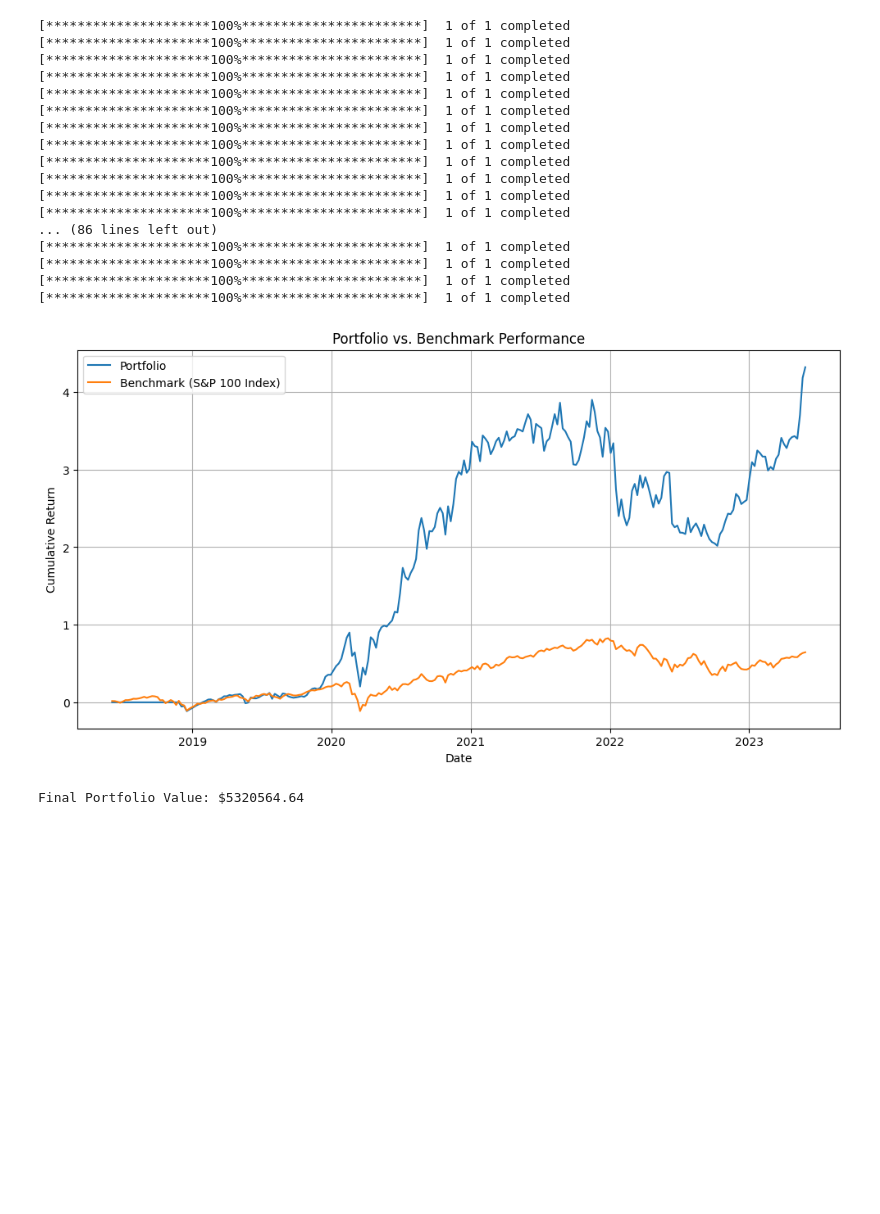
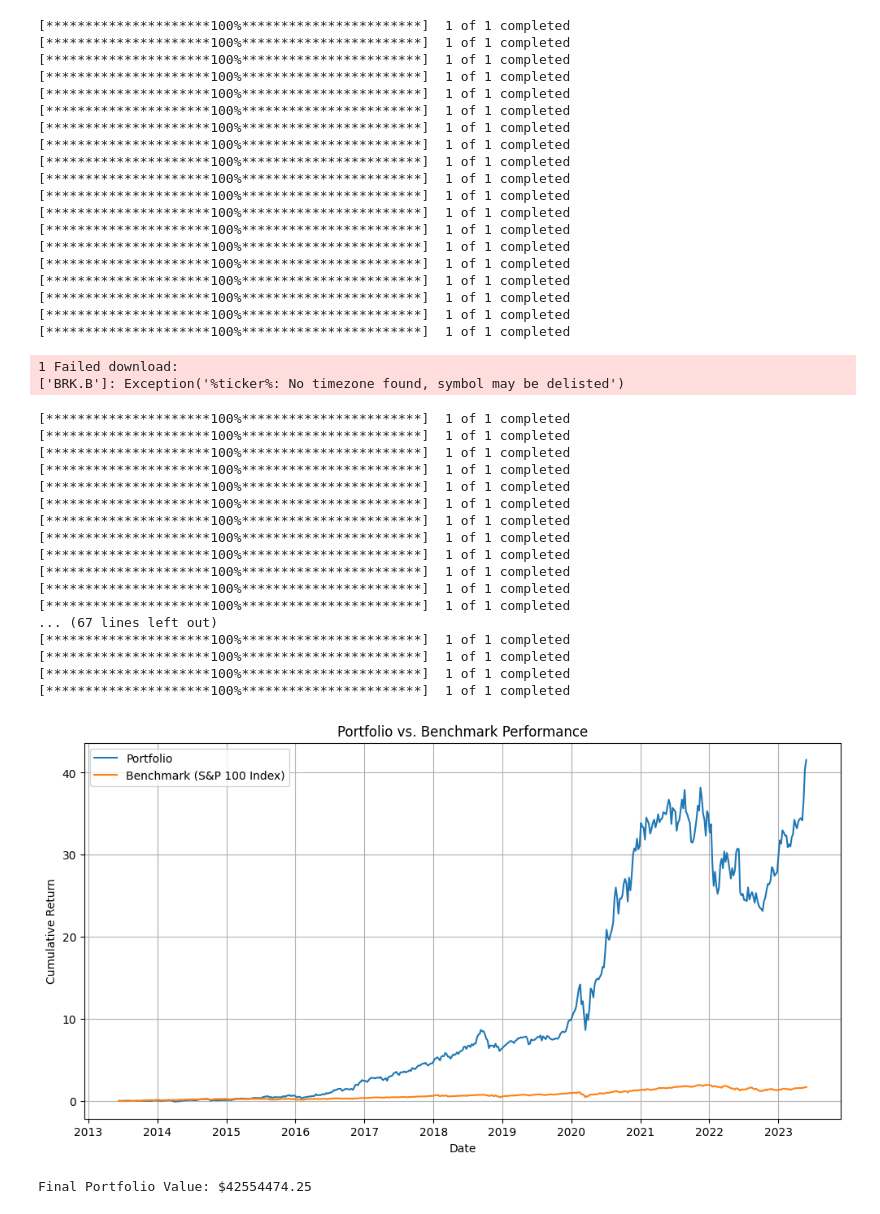
Before and after one commit to dkn-maida/farscape-investment, a Jupyter notebook: usa/momentum.ipynb, the cells around one changed output. Saved outputs shown, nothing was run; the diff lists cells and outputs as text; code cells hidden in the pictures; blank space fills up the shorter version.

```diff
--- a/usa/momentum.ipynb
+++ b/usa/momentum.ipynb
@@ -172,7 +172,7 @@ import matplotlib.pyplot as plt
 # List of S&P 100 stock symbols
 symbols = [
     "AAPL", "ABBV", "ABT", "ACN", "ADBE", "AIG", "AMD", "AMGN", "AMT", "AMZN",
-    "AVGO", "AXP", "BA", "BAC", "BK", "BKNG", "BLK", "BMY", "BRK-B", "C",
+    "AVGO", "AXP", "BA", "BAC", "BK", "BKNG", "BLK", "BMY", "BRK.B", "C",
     "CAT", "CHTR", "CL", "CMCSA", "COF", "COP", "COST", "CRM", "CSCO", "CVS",
     "CVX", "DE", "DHR", "DIS", "DOW", "DUK", "EMR", "EXC", "F", "FDX", "GD",
     "GE", "GILD", "GM", "GOOG", "GOOGL", "GS", "HD", "HON", "IBM", "INTC",
@@ -187,7 +187,7 @@ symbols = [
 benchmark_symbol = "^OEX"
 
 # Define the date range for historical data
-start_date = "2018-06-01"
+start_date = "2013-06-01"
 end_date = "2023-06-01"
 
 # Create an empty DataFrame to store historical data
@@ -278,33 +278,54 @@ benchmark_data['Cumulative_Return'] = (benchmark_data['Benchmark_Return'] + 1).c
 plt.figure(figsize=(12, 6))
 plt.plot(portfolio_performance.index, portfolio_performance['Cumulative_Return'], label='Portfolio')
 plt.plot(benchmark_data.index, benchmark_data['Cumulative_Return'], label='Benchmark (S&P 100 Index)')
 plt.xlabel('Date')
 plt.ylabel('Cumulative Return')
 plt.title('Portfolio vs. Benchmark Performance')
 plt.legend()
 plt.grid(True)
 plt.show()
 
 # Print the final portfolio value
 final_portfolio_value = portfolio_performance['Portfolio_Value'].iloc[-1]
 print(f"Final Portfolio Value: ${final_portfolio_value:.2f}")
 # %% [output]
 [*********************100%***********************]  1 of 1 completed
 [*********************100%***********************]  1 of 1 completed
 [*********************100%***********************]  1 of 1 completed
 [*********************100%***********************]  1 of 1 completed
 [*********************100%***********************]  1 of 1 completed
 [*********************100%***********************]  1 of 1 completed
 [*********************100%***********************]  1 of 1 completed
 [*********************100%***********************]  1 of 1 completed
 [*********************100%***********************]  1 of 1 completed
 [*********************100%***********************]  1 of 1 completed
 [*********************100%***********************]  1 of 1 completed
 [*********************100%***********************]  1 of 1 completed
-... (86 lines left out)
 [*********************100%***********************]  1 of 1 completed
 [*********************100%***********************]  1 of 1 completed
 [*********************100%***********************]  1 of 1 completed
 [*********************100%***********************]  1 of 1 completed
+[*********************100%***********************]  1 of 1 completed
+[*********************100%***********************]  1 of 1 completed
+[*********************100%***********************]  1 of 1 completed
+1 Failed download:
+['BRK.B']: Exception('%ticker%: No timezone found, symbol may be delisted')
+[*********************100%***********************]  1 of 1 completed
+[*********************100%***********************]  1 of 1 completed
+[*********************100%***********************]  1 of 1 completed
+[*********************100%***********************]  1 of 1 completed
+[*********************100%***********************]  1 of 1 completed
+[*********************100%***********************]  1 of 1 completed
+[*********************100%***********************]  1 of 1 completed
+[*********************100%***********************]  1 of 1 completed
+[*********************100%***********************]  1 of 1 completed
+[*********************100%***********************]  1 of 1 completed
+[*********************100%***********************]  1 of 1 completed
+[*********************100%***********************]  1 of 1 completed
+... (67 lines left out)
+[*********************100%***********************]  1 of 1 completed
+[*********************100%***********************]  1 of 1 completed
+[*********************100%***********************]  1 of 1 completed
+[*********************100%***********************]  1 of 1 completed
-[figure, old version]
+[figure, new version]
-Final Portfolio Value: $5320564.64
+Final Portfolio Value: $42554474.25
```
Also changed, not shown: parts of 7 cells of this notebook, 3 other files.
